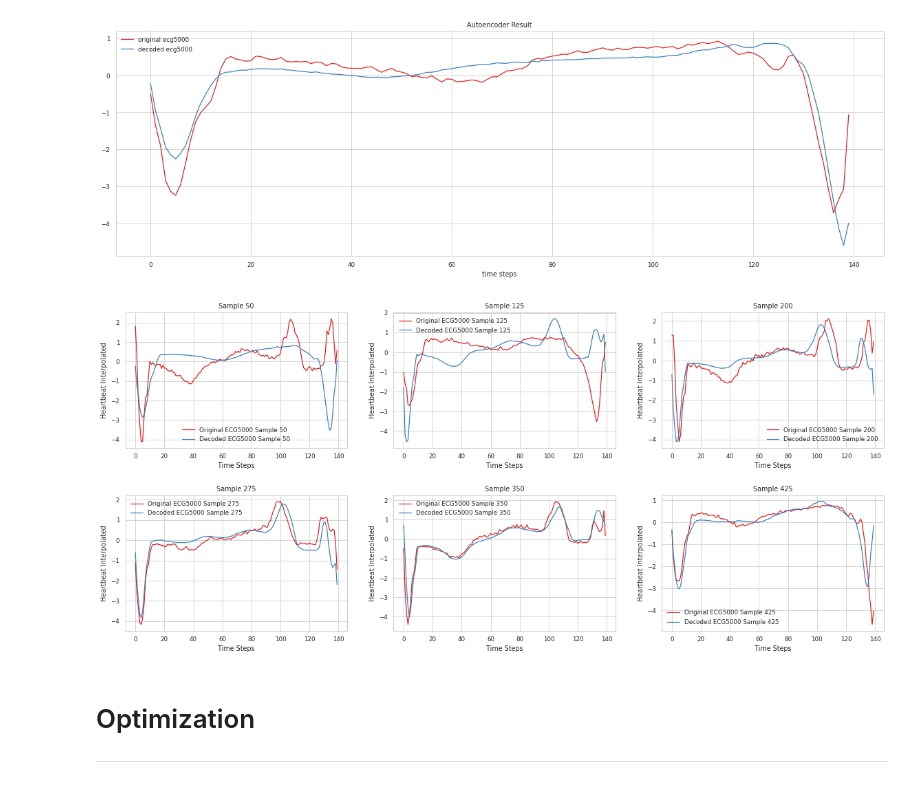
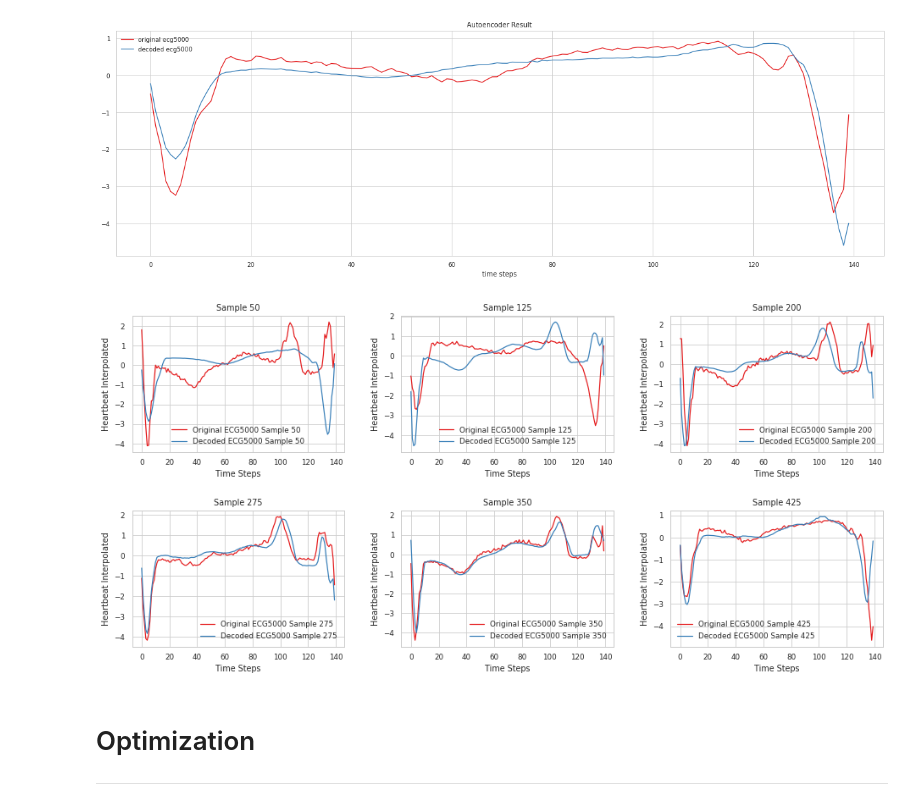
Before and after one commit to nina-prog/sem-data-analysis-VAE, a Jupyter notebook: VAE_v2.0.ipynb, the cells around one changed output. Cells and saved outputs as stored; diff of their text form; code cells hidden in the pictures.

```diff
--- a/VAE_v2.0.ipynb
+++ b/VAE_v2.0.ipynb
@@ -556,25 +528,25 @@ plt.show()
 # %%
 ### Plot Multiple Samples
 n_rows = 2
 n_cols = 3
 
-# Size Properties and layout design for tighter representation
-fig, axs = plt.subplots(nrows = n_rows, ncols = n_cols, figsize=(16,7))
+# size properties and layout design for tighter representation
+fig, axs = plt.subplots(nrows = n_rows, ncols = n_cols, figsize=(13,6))
 fig.tight_layout(w_pad=4, h_pad = 5)
 
-# Subplotting
+# subplotting
 i = 50
 for row in range(n_rows):
   for col in range(n_cols):
     axs[row, col].plot(new_x_train[i])
     axs[row, col].plot(new_decoded_ecg5000[i])
     axs[row, col].legend(["Original ECG5000 Sample {}".format(i), "Decoded ECG5000 Sample {}".format(i)])
     axs[row, col].set(xlabel = "Time Steps", ylabel = "Heartbeat Interpolated", title = "Sample {}".format(i))
     i = i + 75
 
 plt.savefig('dataComparison.png')
 # %% [output]
-[figure, old version]
+[figure, new version]
 # %% [markdown]
 # Optimization
 
```
Also changed, not shown: parts of 14 cells of this notebook.
